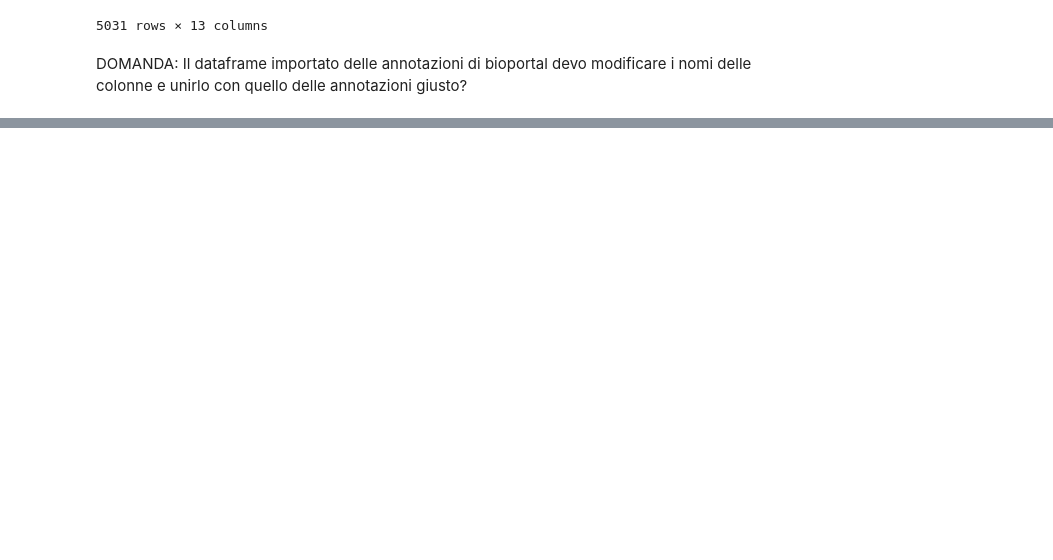
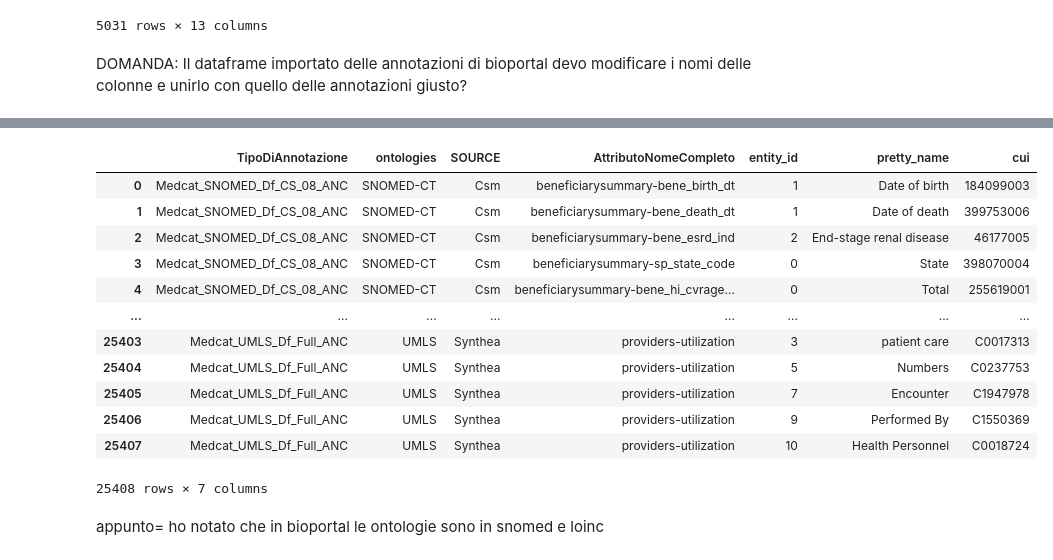
Before and after one commit to GConte47/tirocinio, a Jupyter notebook: df omap/PerLeAnnotazioni20Marzo(1).ipynb, the cells around one changed output, grey strips where cells are left out. Saved outputs shown, nothing was run; the diff lists cells and outputs as text; code cells hidden in the pictures; blank space fills up the shorter version.

```diff
--- a/df omap/PerLeAnnotazioni20Marzo(1).ipynb
+++ b/df omap/PerLeAnnotazioni20Marzo(1).ipynb
@@ -214,0 +246,16 @@ DOMANDA: Il dataframe importato delle annotazioni di bioportal devo modificare i
+# %%
+annotazioniMedcat
+# %% [output]
+|  | TipoDiAnnotazione | ontologies | SOURCE | AttributoNomeCompleto | entity_id | pretty_name | cui |
+| 0 | Medcat_SNOMED_Df_CS_08_ANC | SNOMED-CT | Csm | beneficiarysummary-bene_birth_dt | 1 | Date of birth | 184099003 |
+| 1 | Medcat_SNOMED_Df_CS_08_ANC | SNOMED-CT | Csm | beneficiarysummary-bene_death_dt | 1 | Date of death | 399753006 |
+| 2 | Medcat_SNOMED_Df_CS_08_ANC | SNOMED-CT | Csm | beneficiarysummary-bene_esrd_ind | 2 | End-stage renal disease | 46177005 |
+| 3 | Medcat_SNOMED_Df_CS_08_ANC | SNOMED-CT | Csm | beneficiarysummary-sp_state_code | 0 | State | 398070004 |
+| 4 | Medcat_SNOMED_Df_CS_08_ANC | SNOMED-CT | Csm | beneficiarysummary-bene_hi_cvrage... | 0 | Total | 255619001 |
+| ... | ... | ... | ... | ... | ... | ... | ... |
+| 25403 | Medcat_UMLS_Df_Full_ANC | UMLS | Synthea | providers-utilization | 3 | patient care | C0017313 |
+| 25404 | Medcat_UMLS_Df_Full_ANC | UMLS | Synthea | providers-utilization | 5 | Numbers | C0237753 |
+| 25405 | Medcat_UMLS_Df_Full_ANC | UMLS | Synthea | providers-utilization | 7 | Encounter | C1947978 |
+| 25406 | Medcat_UMLS_Df_Full_ANC | UMLS | Synthea | providers-utilization | 9 | Performed By | C1550369 |
+| 25407 | Medcat_UMLS_Df_Full_ANC | UMLS | Synthea | providers-utilization | 10 | Health Personnel | C0018724 |
+25408 rows × 7 columns
@@ -214,0 +266,2 @@ DOMANDA: Il dataframe importato delle annotazioni di bioportal devo modificare i
+# %% [markdown]
+appunto= ho notato che in bioportal le ontologie sono in snomed e loinc
```
Also changed, not shown: parts of 10 cells of this notebook, 1 other file.
